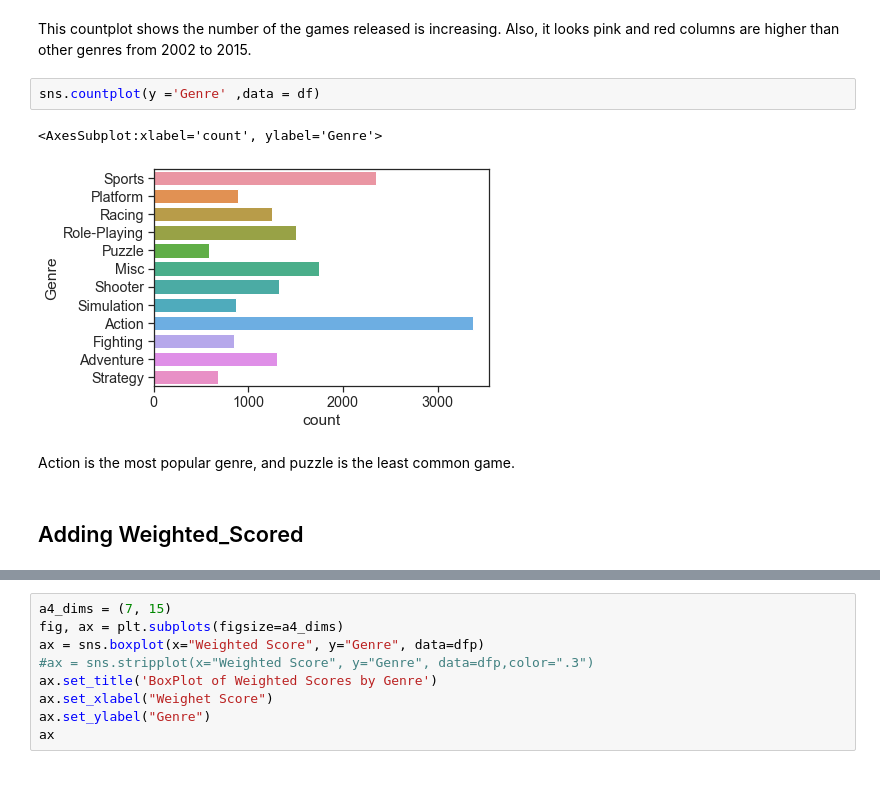
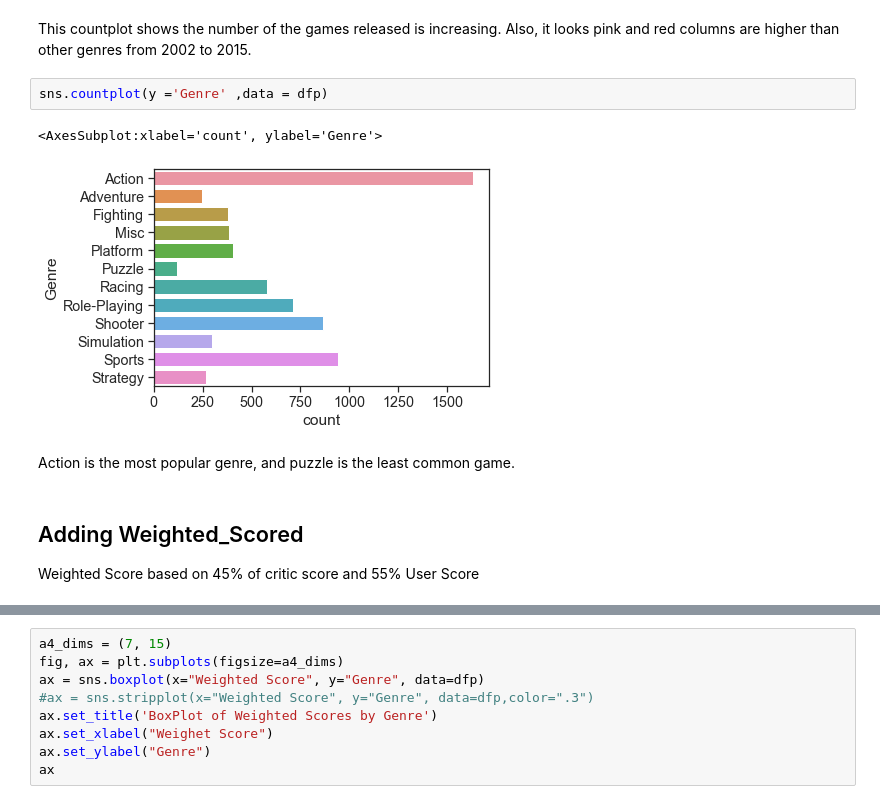
Before and after one commit to data301-2020-winter1/course-project-group_6010, a Jupyter notebook: analysis/ayaka/milestone2.ipynb, the cells around one changed output, grey strips where cells are left out. Cells and saved outputs as stored; diff of their text form.

```diff
--- a/analysis/ayaka/milestone2.ipynb
+++ b/analysis/ayaka/milestone2.ipynb
@@ -140,13 +140,14 @@ Text(0.5, 1.0, 'Genre vs. Year')
 # %% [markdown]
 This countplot shows the number of the games released is increasing. Also, it looks pink and red columns are higher than other genres from 2002 to 2015.
 # %%
-sns.countplot(y ='Genre' ,data = df)
+sns.countplot(y ='Genre' ,data = dfp)
 # %% [output]
 <AxesSubplot:xlabel='count', ylabel='Genre'>
-[figure, old version]
+[figure, new version]
 # %% [markdown]
 Action is the most popular genre, and puzzle is the least common game.
-# %% [markdown]
-## Adding Weighted_Scored
+# %% [markdown]
+## Adding Weighted_Scored
+Weighted Score based on 45% of critic score and 55% User Score
 # %%
 dfp.User_Score = dfp.User_Score.astype(float)
```
Also changed, not shown: parts of 10 cells of this notebook.
